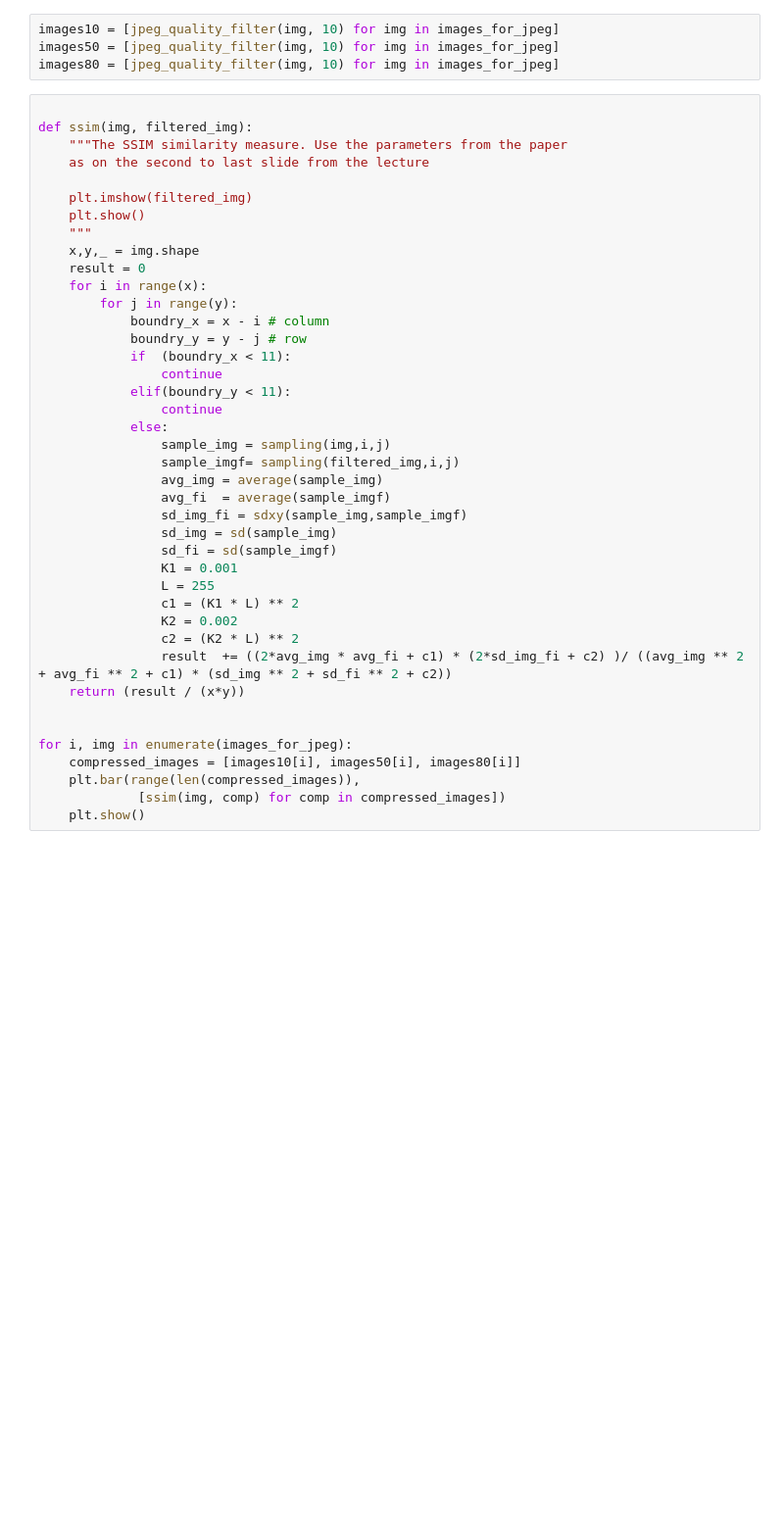
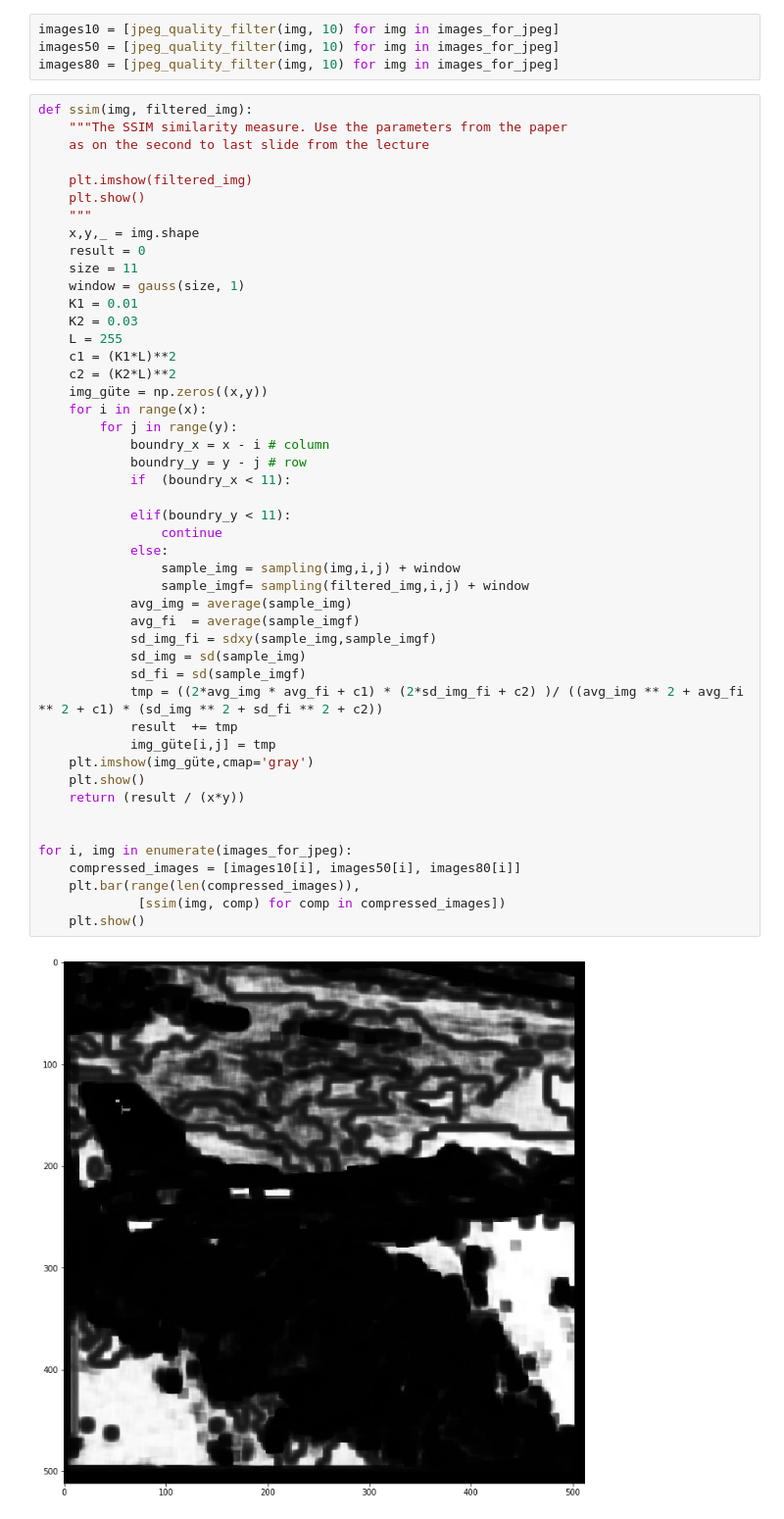
Before and after one commit to Ad96el/Bilderkennung, a Jupyter notebook: assignments/04_assignment.ipynb, the cells around one changed output. Shown at 98% size. Drawn from its saved outputs; the diff is of its cells as text; blank space fills up the shorter version.

```diff
--- a/assignments/04_assignment.ipynb
+++ b/assignments/04_assignment.ipynb
@@ -140,43 +128,51 @@ images10 = [jpeg_quality_filter(img, 10) for img in images_for_jpeg]
 images50 = [jpeg_quality_filter(img, 10) for img in images_for_jpeg]
 images80 = [jpeg_quality_filter(img, 10) for img in images_for_jpeg]
 # %%
-
 def ssim(img, filtered_img):
     """The SSIM similarity measure. Use the parameters from the paper
     as on the second to last slide from the lecture
 
     plt.imshow(filtered_img)
     plt.show()
     """
     x,y,_ = img.shape
     result = 0
+    size = 11
+    window = gauss(size, 1)
+    K1 = 0.01
+    K2 = 0.03
+    L = 255
+    c1 = (K1*L)**2
+    c2 = (K2*L)**2
+    img_güte = np.zeros((x,y))
     for i in range(x):
         for j in range(y):
             boundry_x = x - i # column
             boundry_y = y - j # row
             if  (boundry_x < 11):
-                continue
+
             elif(boundry_y < 11):
                 continue
             else:
-                sample_img = sampling(img,i,j)
-                sample_imgf= sampling(filtered_img,i,j)
-                avg_img = average(sample_img)
-                avg_fi  = average(sample_imgf)
-                sd_img_fi = sdxy(sample_img,sample_imgf)
-                sd_img = sd(sample_img)
-                sd_fi = sd(sample_imgf)
-                K1 = 0.001
-                L = 255
-                c1 = (K1 * L) ** 2
-                K2 = 0.002
-                c2 = (K2 * L) ** 2
-                result  += ((2*avg_img * avg_fi + c1) * (2*sd_img_fi + c2) )/ ((avg_img ** 2 + avg_fi ** 2 + c1) * (sd_img ** 2 + sd_fi ** 2 + c2))
+                sample_img = sampling(img,i,j) + window
+                sample_imgf= sampling(filtered_img,i,j) + window
+            avg_img = average(sample_img)
+            avg_fi  = average(sample_imgf)
+            sd_img_fi = sdxy(sample_img,sample_imgf)
+            sd_img = sd(sample_img)
+            sd_fi = sd(sample_imgf)
+            tmp = ((2*avg_img * avg_fi + c1) * (2*sd_img_fi + c2) )/ ((avg_img ** 2 + avg_fi ** 2 + c1) * (sd_img ** 2 + sd_fi ** 2 + c2))
+            result  += tmp
+            img_güte[i,j] = tmp
+    plt.imshow(img_güte,cmap='gray')
+    plt.show()
     return (result / (x*y))
 
 
 for i, img in enumerate(images_for_jpeg):
     compressed_images = [images10[i], images50[i], images80[i]]
     plt.bar(range(len(compressed_images)),
              [ssim(img, comp) for comp in compressed_images])
     plt.show()
+# %% [output]
+[figure, added]
```
Also changed, not shown: parts of 7 cells of this notebook, 1 other file.
